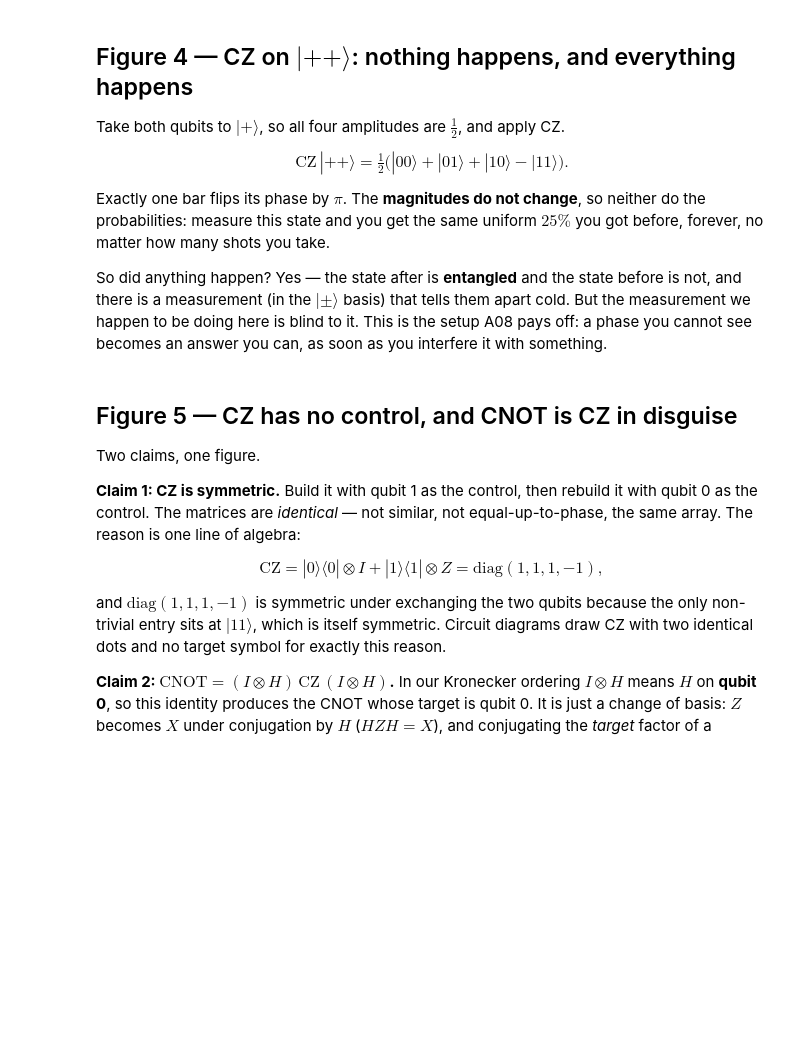
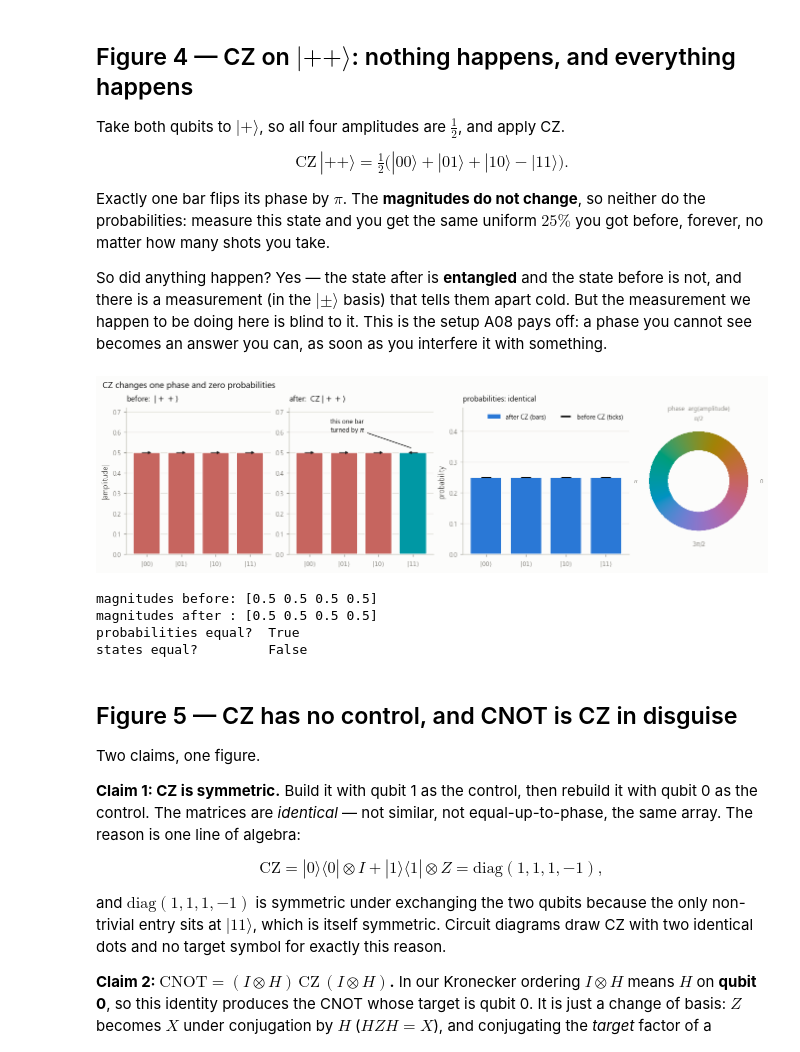
Before and after one commit to thompgt/quantum-under-the-hood, a Jupyter notebook: notebooks/A06_Two_Qubit_Gates.ipynb, the cells around one changed output. Saved outputs shown, nothing was run; the diff lists cells and outputs as text; code cells hidden in the pictures; blank space fills up the shorter version.

```diff
--- a/notebooks/A06_Two_Qubit_Gates.ipynb
+++ b/notebooks/A06_Two_Qubit_Gates.ipynb
@@ -523,34 +552,48 @@ after_cz = CZ @ PLUSPLUS
 fig = plt.figure(figsize=(12.2, 3.5))
 gs = fig.add_gridspec(1, 4, width_ratios=[1, 1, 1.15, 0.72])
 
 ax0 = fig.add_subplot(gs[0, 0])
 grid.amp_bars(ax0, PLUSPLUS, ylim=0.72)
 ax0.set_title("before:  " + grid.ket("++"), loc="left", fontsize=10)
 
 ax1 = fig.add_subplot(gs[0, 1])
 grid.amp_bars(ax1, after_cz, ylim=0.72)
 ax1.set_title("after:  CZ " + grid.ket("++"), loc="left", fontsize=10)
 ax1.set_ylabel("")
 grid.annotate(ax1, "this one bar\nturned by $\\pi$", xy=(3.0, 0.52),
               xytext=(0.6, 0.63), color=style.INK)
 
 ax2 = fig.add_subplot(gs[0, 2])
 grid.prob_bars(ax2, np.abs(after_cz) ** 2, analytic=np.abs(PLUSPLUS) ** 2,
                ymax_pad=1.9)
-ax2.legend(["after CZ", "before CZ"], loc="upper right", ncols=2)
+# Build the legend from explicit proxies: relying on artist order here silently
+# swaps the two labels.
+from matplotlib.lines import Line2D
+from matplotlib.patches import Patch
+
+ax2.legend(handles=[Patch(facecolor=style.BLUE, label="after CZ (bars)"),
+                    Line2D([0], [0], color=style.INK, lw=0, marker="_", ms=13,
+                           mew=2.0, label="before CZ (ticks)")],
+           loc="upper right", ncols=2)
 ax2.set_title("probabilities: identical", loc="left", fontsize=10)
 
 axw = fig.add_subplot(gs[0, 3], projection="polar")
 style.phase_wheel(axw)
 fig.suptitle("CZ changes one phase and zero probabilities", x=0.005, ha="left",
              fontsize=11.5)
 plt.show()
 
 print("magnitudes before:", np.round(np.abs(PLUSPLUS), 4))
 print("magnitudes after :", np.round(np.abs(after_cz), 4))
 print("probabilities equal? ",
       np.allclose(np.abs(PLUSPLUS) ** 2, np.abs(after_cz) ** 2))
 print("states equal?        ", np.allclose(PLUSPLUS, after_cz))
+# %% [output]
+[figure, added]
+magnitudes before: [0.5 0.5 0.5 0.5]
+magnitudes after : [0.5 0.5 0.5 0.5]
+probabilities equal?  True
+states equal?         False
 # %% [markdown]
 ## Figure 5 — CZ has no control, and CNOT is CZ in disguise
 
```
Also changed, not shown: parts of 11 cells of this notebook, 1 other file.
